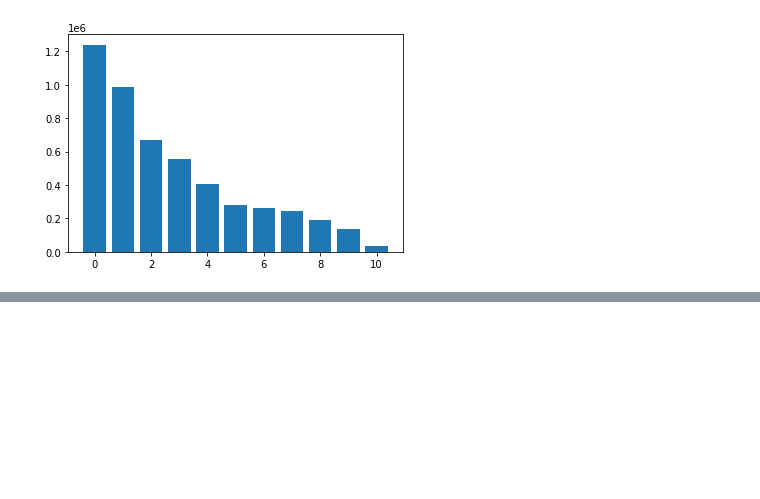
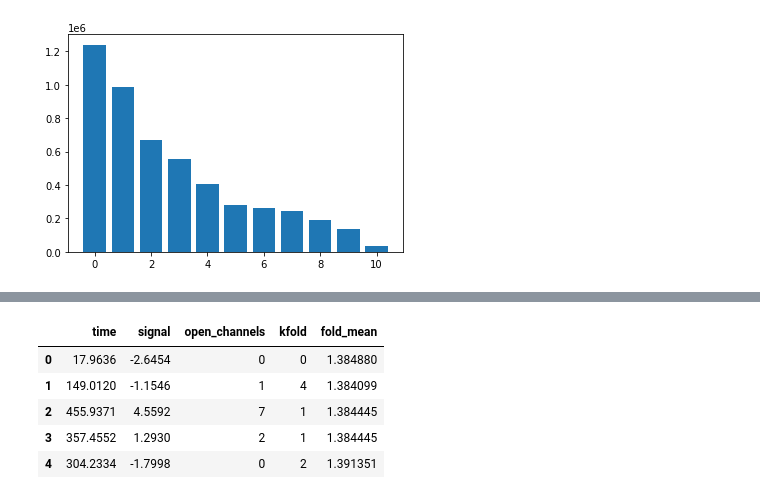
Before and after one commit to kirilllzaitsev/ion_switching, a Jupyter notebook: src/exploration.ipynb, the cells around one changed output, grey strips where cells are left out. Saved outputs shown, nothing was run; the diff lists cells and outputs as text; code cells hidden in the pictures; blank space fills up the shorter version.

```diff
--- a/src/exploration.ipynb
+++ b/src/exploration.ipynb
@@ -13,0 +57,9 @@ plt.bar(sorted(df.open_channels.unique()), df.open_channels.value_counts().value
+# %%
+train_df.head()
+# %% [output]
+|  | time | signal | open_channels | kfold | fold_mean |
+| 0 | 17.9636 | -2.6454 | 0 | 0 | 1.384880 |
+| 1 | 149.0120 | -1.1546 | 1 | 4 | 1.384099 |
+| 2 | 455.9371 | 4.5592 | 7 | 1 | 1.384445 |
+| 3 | 357.4552 | 1.2930 | 2 | 1 | 1.384445 |
+| 4 | 304.2334 | -1.7998 | 0 | 2 | 1.391351 |
```
Also changed, not shown: parts of 11 cells of this notebook.
